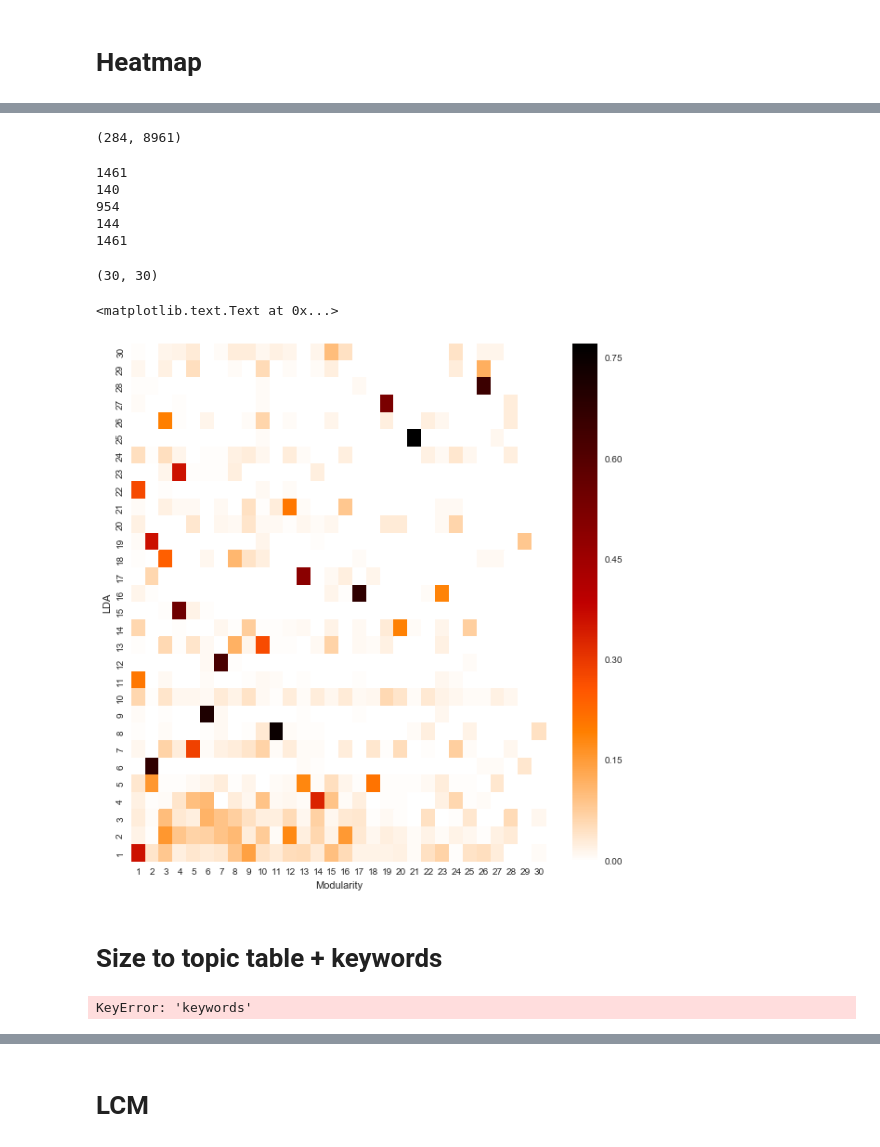
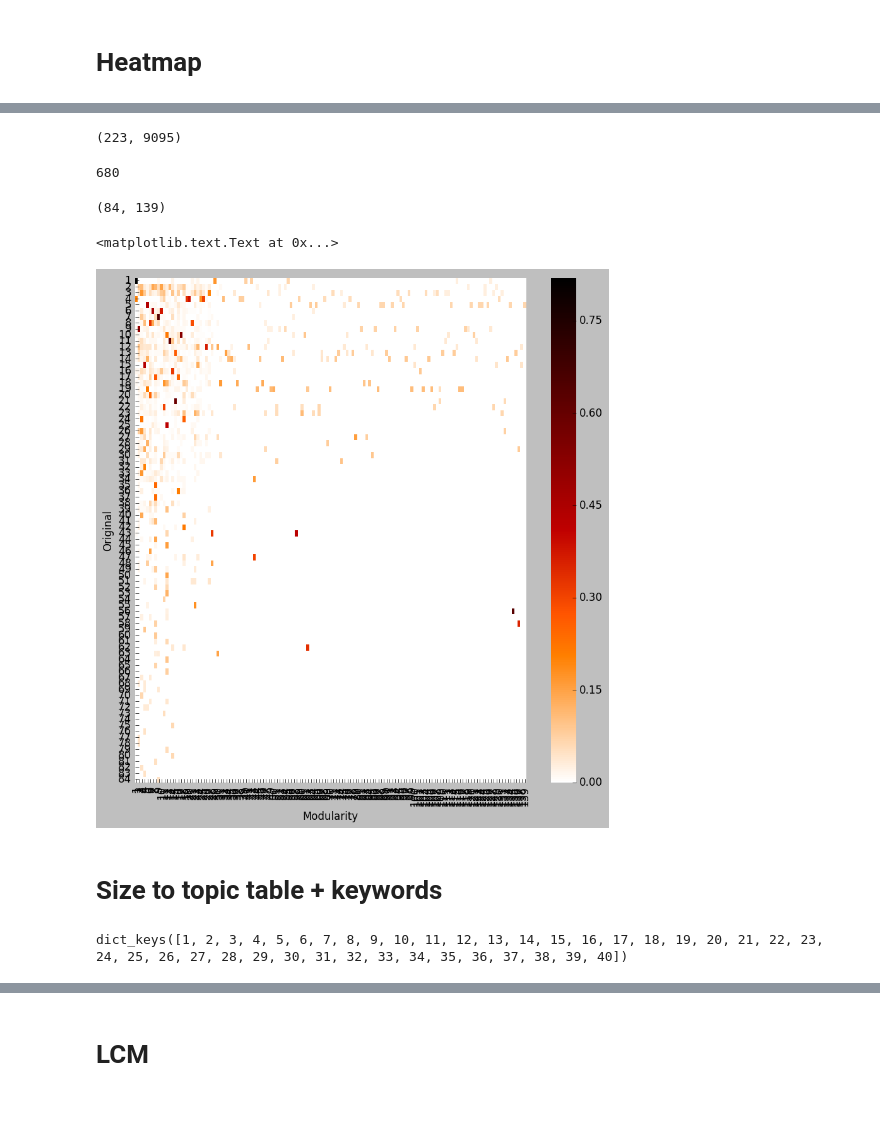
Before and after one commit to patorn/ucl_topic_structure_network_analysis, a Jupyter notebook: network.ipynb, the cells around one changed output, grey strips where cells are left out. Cells and saved outputs as stored; diff of their text form; code cells hidden in the pictures; blank space fills up the shorter version.

```diff
--- a/network.ipynb
+++ b/network.ipynb
@@ -922,39 +1099,33 @@ def lda_topics_to_heatmap_data(lda_topics):
 # %%
-net_data = community_to_heatmap_data(net_topics)
-# lcm_data = community_to_heatmap_data(lcm_topics)
-lda_data = lda_topics_to_heatmap_data(lda_topics)
+net_data = topics_to_heatmap_data(net_topics)
+# lcm_data = topics_to_heatmap_data(lcm_topics)
+lda_data = topics_to_heatmap_data(lda_topics)
+ori_data = topics_to_heatmap_data(ori_topics)
 # %%
 from sklearn.feature_extraction import DictVectorizer
 
 vectorizer = DictVectorizer()
-vectors  = lda_data + net_data
+vectors  = ori_data + net_data
 X_dict = vectorizer.fit_transform(vectors)
 
 print(X_dict.shape)
 # %% [output]
-(284, 8961)
+(223, 9095)
-# %%
-print(len(lda_data[0].keys()))
-print(len(lda_data))
-print(len(net_data[0].keys()))
-print(len(net_data))
-print(np.count_nonzero(X_dict[0].toarray()))
-# %% [output]
-1461
-140
-954
-144
-1461
+# %%
+len(net_data[0])
+len(ori_data[0])
+# %% [output]
+680
 # %%
-lda_vectors = X_dict[0:140]
-net_vectors = X_dict[140:]
+ori_vectors = X_dict[0:len(ori_data)]
+net_vectors = X_dict[len(ori_data):]
 # %%
 from sklearn.metrics.pairwise import cosine_similarity
 
-sub_sims = cosine_similarity(X_dict[0:30], X_dict[140:170])
+sub_sims = cosine_similarity(ori_vectors, net_vectors)
 sub_sims.shape
 # %% [output]
-(30, 30)
+(84, 139)
 # %%
 def filter_max_in_sims(sims):
     sims = sims.copy()
@@ -965,16 +1136,17 @@ def filter_max_in_sims(sims):
 # %%
 import seaborn as sns
 
 filtered_sims = sub_sims
+
 fig, ax = plt.subplots(figsize=(10, 10))
 sns_plt = sns.heatmap(filtered_sims, cmap=plt.cm.gist_heat_r)
-sns_plt.set(xticklabels=np.arange(1,31), yticklabels=(-np.sort(-np.arange(1,31))))
-sns_plt.invert_yaxis()
+sns_plt.set(xticklabels=np.arange(1,140), yticklabels=(-np.sort(-np.arange(1,85))))
+# sns_plt.invert_yaxis()
 plt.xlabel("Modularity")
-plt.ylabel("LDA")
+plt.ylabel("Original")
 # %% [output]
 <matplotlib.text.Text at 0x...>
-[figure, old version]
+[figure, new version]
 # %% [markdown]
 # Size to topic table + keywords
 # %%
@@ -1001,7 +1178,14 @@ def topics_to_keywords(topics):
     results = sorted(results.items(), key=lambda x: len(x[1]), reverse=True)
 
     return results
-# %%
-lda_keywords = keywords_to_keyword_table(topics_to_keywords(lda_topics), 50)
-# %% [output]
-KeyError: 'keywords'
+# %%
+topics_matrix = lda_model.show_topics(formatted=False, num_words=10, num_topics=lda_model.num_topics)
+lda_topic_keywords = {}
+count = 1
+for topic in topics_matrix:
+    lda_topic_keywords[count] = [str(word[1]) for word in topic]
+    count += 1
+
+lda_topic_keywords.keys()
+# %% [output]
+dict_keys([1, 2, 3, 4, 5, 6, 7, 8, 9, 10, 11, 12, 13, 14, 15, 16, 17, 18, 19, 20, 21, 22, 23, 24, 25, 26, 27, 28, 29, 30, 31, 32, 33, 34, 35, 36, 37, 38, 39, 40])
```
Also changed, not shown: parts of 237 cells of this notebook, 4 other files.
